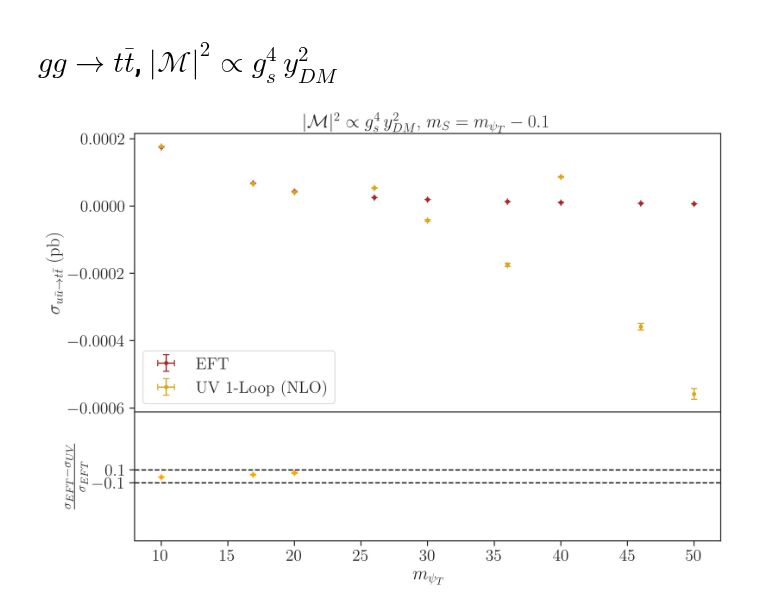
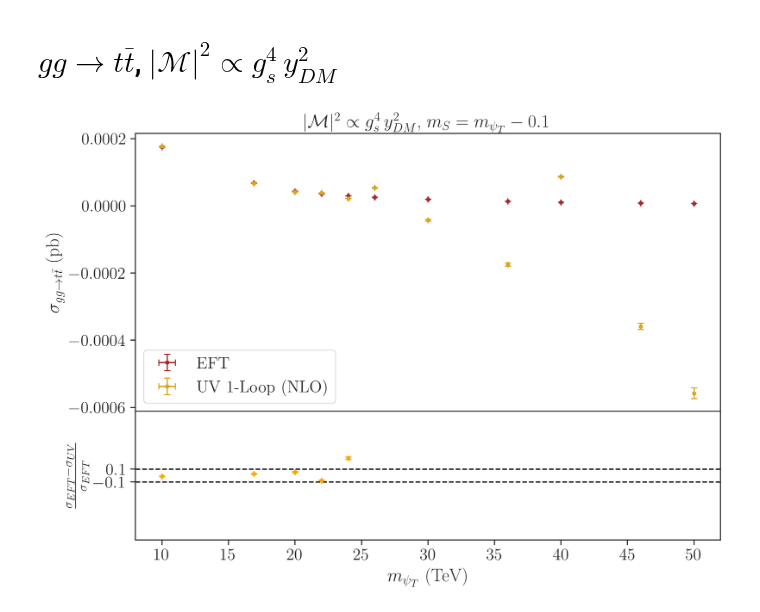
Before and after one commit to viniciusrocca/EFT_ToyModel, a Jupyter notebook: Plots/Validation.ipynb, the cells around one changed output. Cells and saved outputs as stored; diff of their text form; code cells hidden in the pictures.

```diff
--- a/Plots/Validation.ipynb
+++ b/Plots/Validation.ipynb
@@ -239,15 +239,17 @@ plt.show()
 # %%
 #data
 
-eft_g_cs = [(1.754e-4,2.12e-07), (6.833e-5,9.436e-8), (4.368e-5,5.405e-8), (2.579e-5,3.085e-8), (1.934e-5,2.01e-8),
-            (1.344e-5,1.584e-8),(1.088e-5,1.384e-8), (8.226e-6,1.037e-8), (6.95e-6,6.701e-9)] #pb
+eft_g_cs = [(1.754e-4,2.12e-07), (6.833e-5,9.436e-8), (4.368e-5,5.405e-8), (3.601e-5,4.283e-8),
+            (3.026e-5,3.798e-8), (2.579e-5,3.085e-8), (1.934e-5,2.01e-8), (1.344e-5,1.584e-8),
+            (1.088e-5,1.384e-8), (8.226e-6,1.037e-8), (6.95e-6,6.701e-9)] #pb
 
-uv_g_cs = [(1.775e-4,8.5e-7), (6.658e-5,3.8e-7), (4.127e-5,3.1e-7), (5.371e-5,1.2e-6), (-4.25e-5,3.1e-6),
-           (-1.749e-4,5e-6), (8.691e-5,1.6e-6), (-3.589e-4,9.7e-6), (-5.581e-4,1.6e-5)] #pb
+uv_g_cs = [(1.775e-4,8.5e-7), (6.658e-5,3.8e-7), (4.127e-5,3.1e-7), (3.887e-05,3.1e-7),
+           (2.212e-5,5.9e-7), (5.371e-5,1.2e-6), (-4.25e-5,3.1e-6), (-1.749e-4,5e-6),
+           (8.691e-5,1.6e-6), (-3.589e-4,9.7e-6), (-5.581e-4,1.6e-5)] #pb
 
-m_SDM3 = [9.9, 15.9, 19.9, 25.9, 29.9, 35.9, 39.9, 45.9, 49.9] #TeV
+m_SDM3 = [9.9, 15.9, 19.9, 21.9, 23.9, 25.9, 29.9, 35.9, 39.9, 45.9, 49.9] #TeV
 
-m_psiT3 = [10.0, 16.9, 20.0, 26.0, 30.0, 36.0, 40.0, 46.0, 50.0] #TeV
+m_psiT3 = [10.0, 16.9, 20.0, 22.0, 24.0, 26.0, 30.0, 36.0, 40.0, 46.0, 50.0] #TeV
 # %%
 #Getting the points
 pts_g_eft = []
@@ -270,33 +272,33 @@ gs = fig.add_gridspec(2,1, hspace=0, height_ratios=[8, 3.7])
 axs = gs.subplots(sharex=True)
 
 #Gráfico principal
 axs[0].errorbar(m_psiT3,pts_g_eft,err_g_eft, 0, 'o', ms = 3.0, capsize=3,
                 color = 'brown', label = 'EFT' )
 axs[0].errorbar(m_psiT3,pts_g_uv,err_g_uv,0, 'o', ms = 3.0, capsize=3,
                 color = 'goldenrod', label = 'UV 1-Loop (NLO)' )
-axs[0].set_ylabel(r'$\sigma_{u\bar{u}\to t\bar{t}}$ (pb)')
+axs[0].set_ylabel(r'$\sigma_{gg\to t\bar{t}}$ (pb)')
 axs[0].legend()
 axs[0].set_title(r'$|\mathcal{M}|^2 \propto g_s^4 \, y_{DM}^2$, $m_S = m_{\psi_T} - 0.1$  ')
 #axs[0].set_yscale('log')
 
 
 #Gráfico de resíduos
 diff4 = (pts_g_eft - pts_g_uv)/pts_g_eft
 err4 = np.sqrt((err_g_uv/pts_g_eft)**2 + (pts_g_uv/(pts_g_eft**2)) * err_g_eft**2)
 axs[1] = plt.subplot(gs[1])
 axs[1].errorbar(m_psiT3,diff4,err4,0, 'o', ms = 3.0, capsize=3,
                 color = 'orange', label = 'EFT - UV 1-Loop' )
 axs[1].axhline(y=0.1, color='k', linestyle='--')
 axs[1].axhline(y=-0.1, color='k', linestyle='--')
 axs[1].set_ylabel(r'$\frac{\sigma_{EFT} - \sigma_{UV}}{\sigma_{EFT}}$')
 axs[1].set_yticks([-0.1,  0.1])
 axs[1].set_ylim([-1,1])
 #axs[1].set_yscale('log')
 
 
-plt.xlabel(r'$m_{\psi_T}$')
+plt.xlabel(r'$m_{\psi_T}$ (TeV)')
 
 
 plt.show()
 # %% [output]
-[figure, old version]
+[figure, new version]
```
Also changed, not shown: parts of 3 cells of this notebook.
